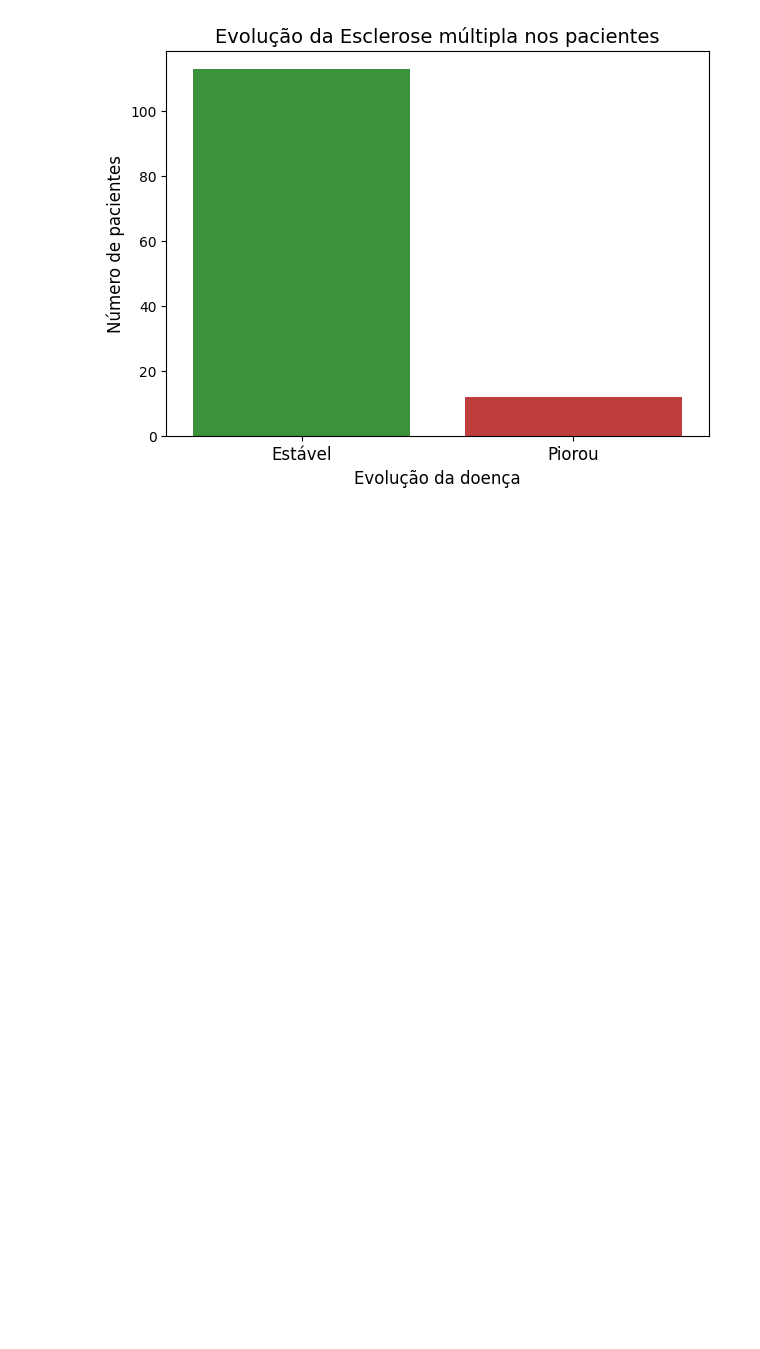
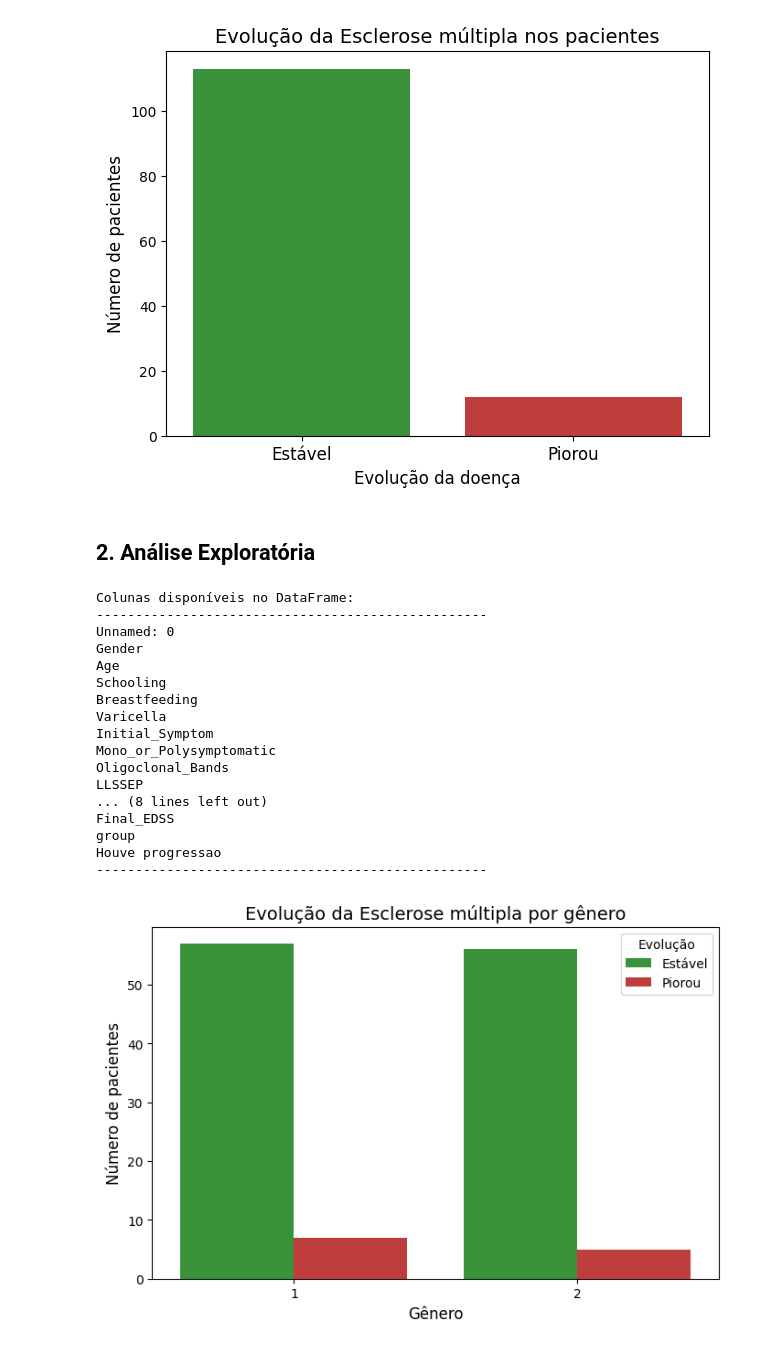
Before and after one commit to laisedosdados/Multiple-Sclerosis-Analysis, a Jupyter notebook: analise_em.ipynb, the cells around one changed output. Saved outputs shown, nothing was run; the diff lists cells and outputs as text; code cells hidden in the pictures; blank space fills up the shorter version.

Commit message:
Analisando as colunas disponíveis no DataFrame

```diff
--- a/analise_em.ipynb
+++ b/analise_em.ipynb
@@ -44,3 +44,44 @@ Passing `palette` without assigning `hue` is deprecated and will be removed in v
 
   ax = sns.countplot(data=df_limpo, x='Houve progressao', palette=['#2ca02c', '#d62728'])
 [figure]
+# %% [markdown]
+## 2. Análise Exploratória
+# %%
+# Analisando as colunas disponíveis no DataFrame
+print("Colunas disponíveis no DataFrame:")
+print("-" * 50)
+for coluna in df_limpo.columns:
+    print(coluna)
+print("-" * 50)
+# Analisando a coluna Gender
+if 'Gender' in df_limpo.columns:
+    # Criando um gráfico
+    plt.figure(figsize=(8, 5))
+    ax = sns.countplot(data=df_limpo, x='Gender', hue='Houve progressao', palette=['#2ca02c', '#d62728'])
+    plt.title('Evolução da Esclerose múltipla por gênero', fontsize=14)
+    plt.xlabel('Gênero', fontsize=12)
+    plt.ylabel('Número de pacientes', fontsize=12)
+    # Adicionando legenda
+    plt.legend(title='Evolução', labels=['Estável', 'Piorou'])
+    plt.show()
+else:
+    print("A coluna 'Gender' não está disponível no DataFrame.")
+# %% [output]
+Colunas disponíveis no DataFrame:
+--------------------------------------------------
+Unnamed: 0
+Gender
+Age
+Schooling
+Breastfeeding
+Varicella
+Initial_Symptom
+Mono_or_Polysymptomatic
+Oligoclonal_Bands
+LLSSEP
+... (8 lines left out)
+Final_EDSS
+group
+Houve progressao
+--------------------------------------------------
+[figure, added]
```
Also changed, not shown: parts of 2 cells of this notebook.
